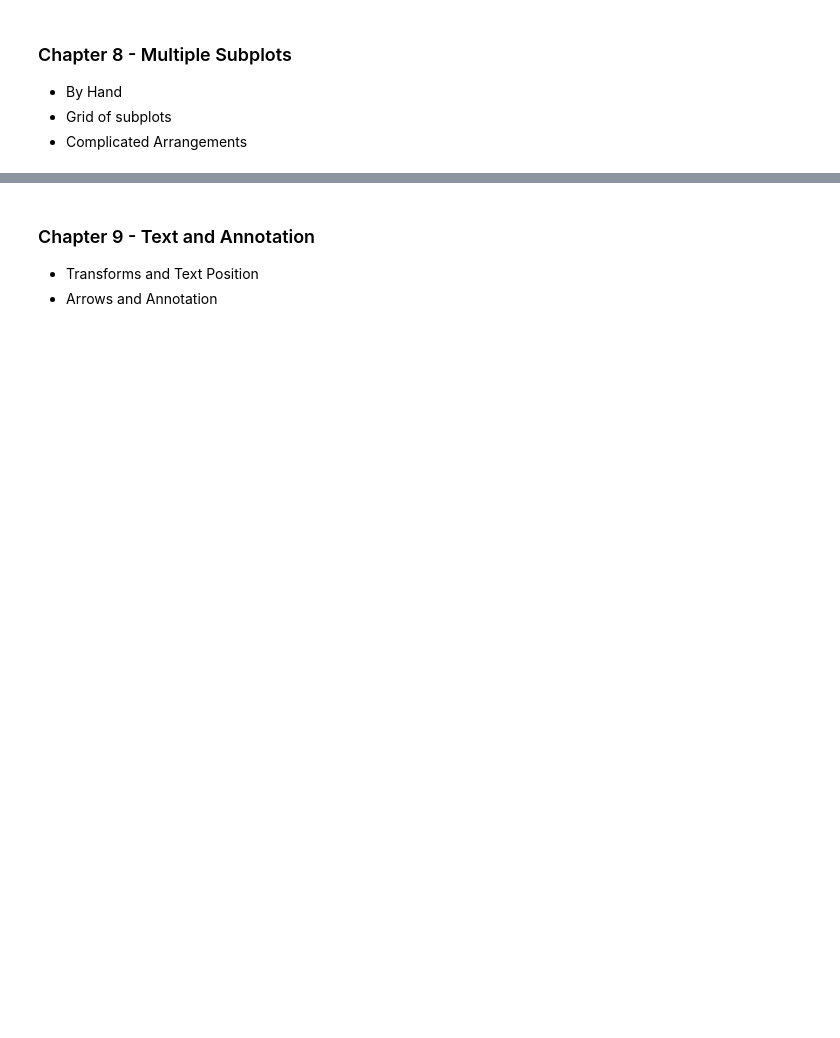
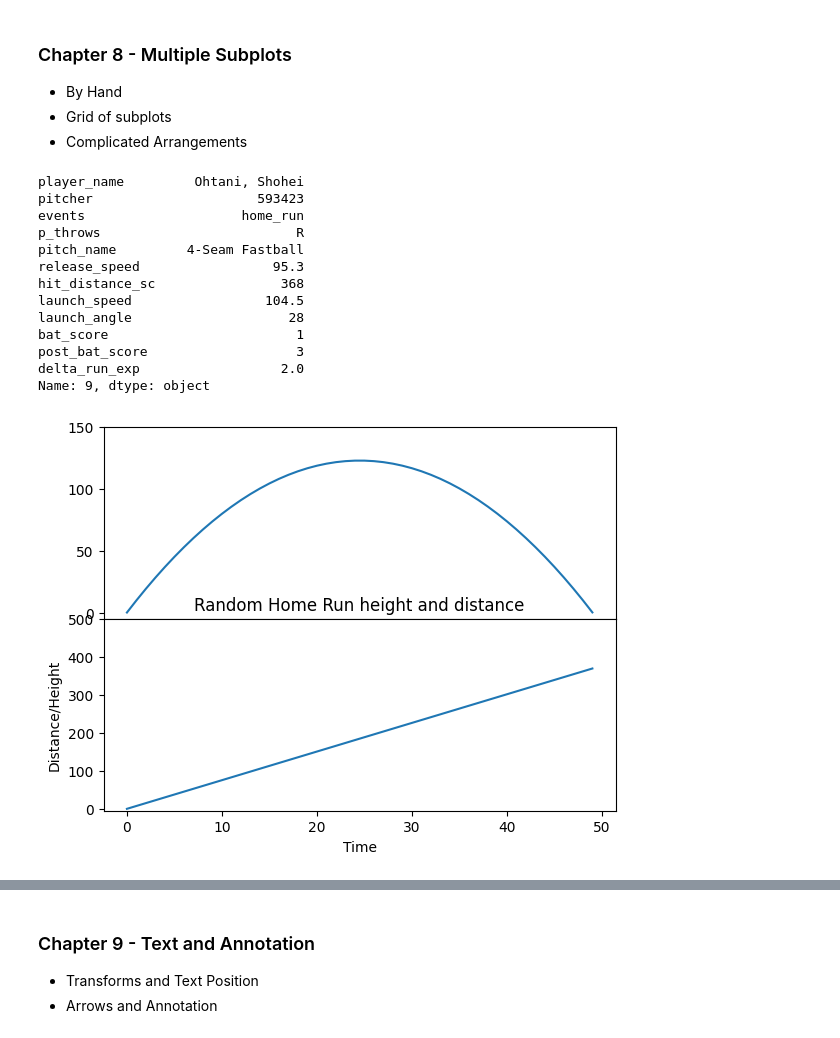
Before and after one commit to C00lEagle/Project4, a Jupyter notebook: Project4MY.ipynb, the cells around one changed output, grey strips where cells are left out. Cells and saved outputs as stored; diff of their text form; code cells hidden in the pictures; blank space fills up the shorter version.

```diff
--- a/Project4MY.ipynb
+++ b/Project4MY.ipynb
@@ -351,0 +368,46 @@ plt.show()
+# %%
+# Chapter 8
+# Multiple Subplots
+import math
+
+def height_at_time(t, ang, speed):
+    g = 9.81
+    ang_rad = math.radians(ang)
+    height = (speed * np.sin(ang_rad) * t) - (0.5 * g * t**2)
+    return height
+def distance_at_time(t, ang, speed):
+    ang_rad = math.radians(ang)
+    distance = speed * np.cos(ang_rad) * t/2.5
+    return distance
+
+fig = plt.figure()
+x = np.linspace(0, 10)
+hr = player.loc[player.events == "home_run"]
+print(hr.iloc[1])
+
+ax1 = fig.add_axes([0.1, 0.5, 0.8, 0.4],
+                   xticklabels=[], ylim=(-5, 150))
+ax2 = fig.add_axes([0.1, 0.1, 0.8, 0.4],
+                   ylim=(-5, 500))
+
+ax1.plot(height_at_time(x, hr.iloc[1].launch_angle, hr.iloc[1].launch_speed))
+ax2.plot(distance_at_time(x, hr.iloc[1].launch_angle, hr.iloc[1].launch_speed))
+plt.title('Random Home Run height and distance')
+plt.xlabel('Time')
+plt.ylabel('Distance/Height')
+plt.show()
+# %% [output]
+player_name         Ohtani, Shohei
+pitcher                     593423
+events                    home_run
+p_throws                         R
+pitch_name         4-Seam Fastball
+release_speed                 95.3
+hit_distance_sc                368
+launch_speed                 104.5
+launch_angle                    28
+bat_score                        1
+post_bat_score                   3
+delta_run_exp                  2.0
+Name: 9, dtype: object
+[figure, added]
```
Also changed, not shown: parts of 19 cells of this notebook, 1 other file.
